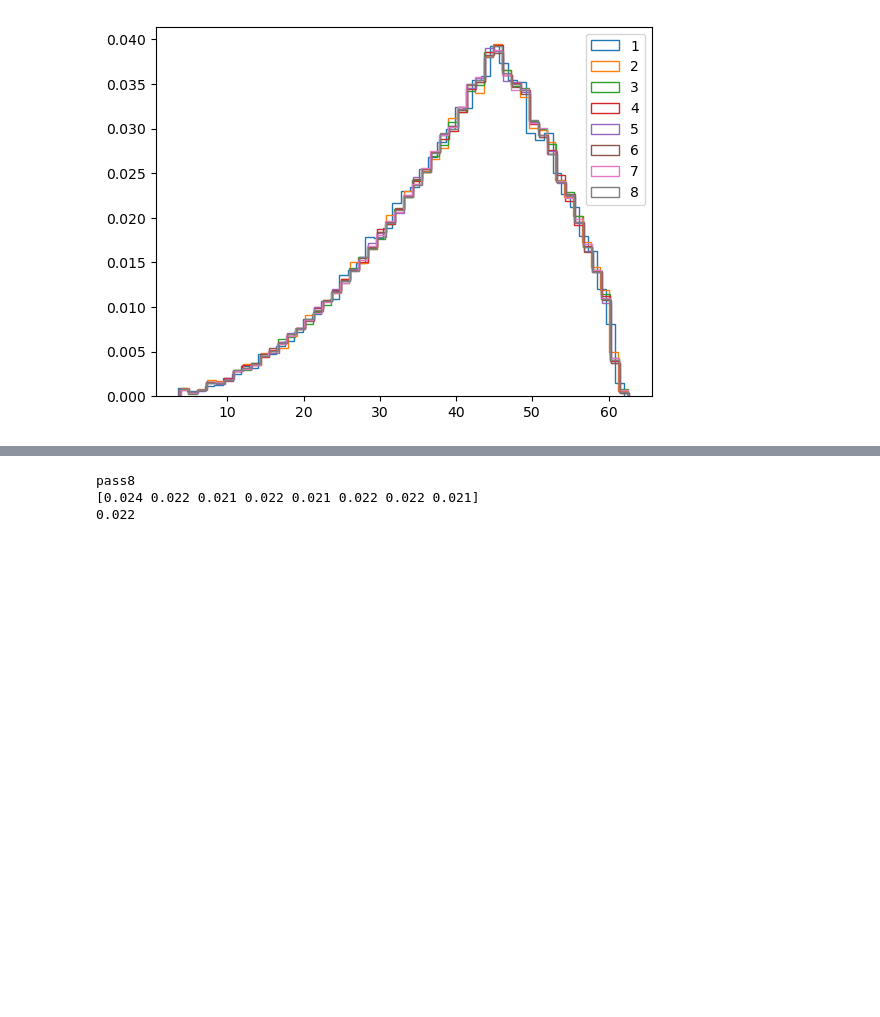
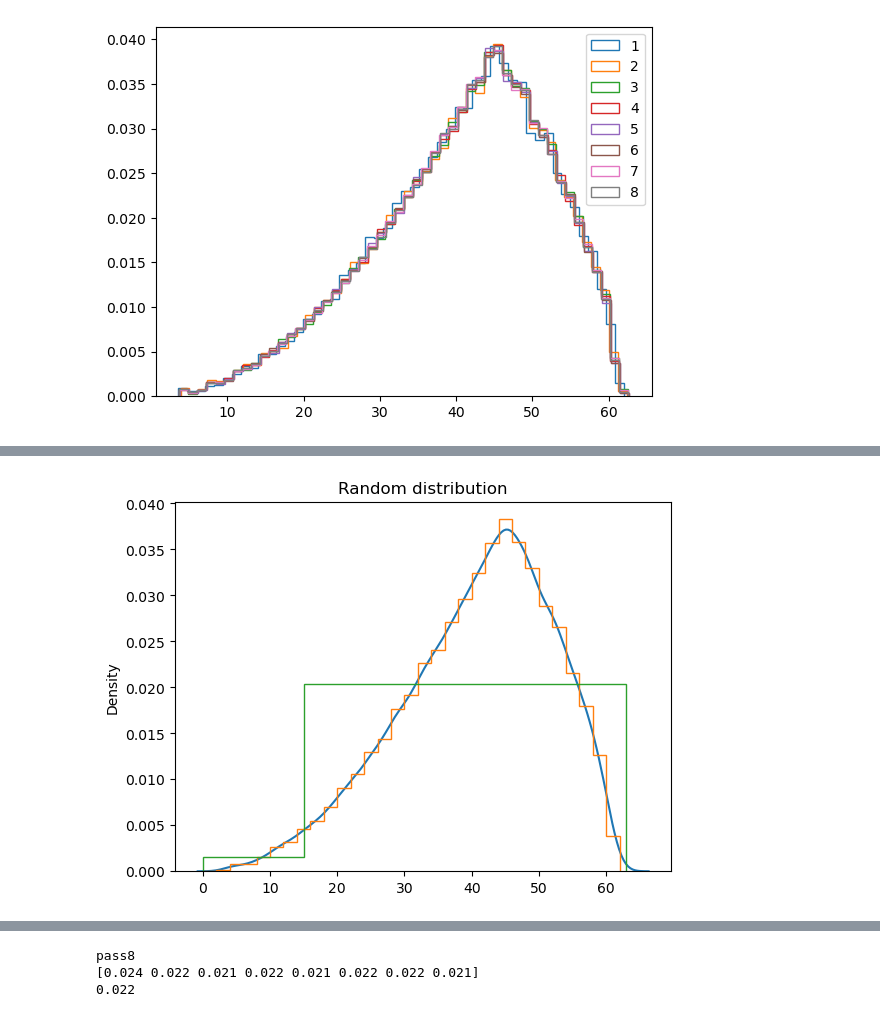
Before and after one commit to PRISBteam/Voronoi_PCC_Analyser, a Jupyter notebook: Disorientations.ipynb, the cells around one changed output, grey strips where cells are left out. Drawn from its saved outputs; the diff is of its cells as text; code cells hidden in the pictures; blank space fills up the shorter version.

```diff
--- a/Disorientations.ipynb
+++ b/Disorientations.ipynb
@@ -69,0 +95,9 @@ pass4
+# %%
+ax = sns.kdeplot(rand_disangles[1])
+ax.hist(random_distribution, bins=np.linspace(0, 62, 32), histtype='step', density=True)
+ax.hist(random_distribution, bins=[0, 15, 63], histtype='step', density=True)
+#ax.grid()
+ax.set_title('Random distribution')
+plt.show()
+# %% [output]
+[figure, added]
```
Also changed, not shown: parts of 40 cells of this notebook.
